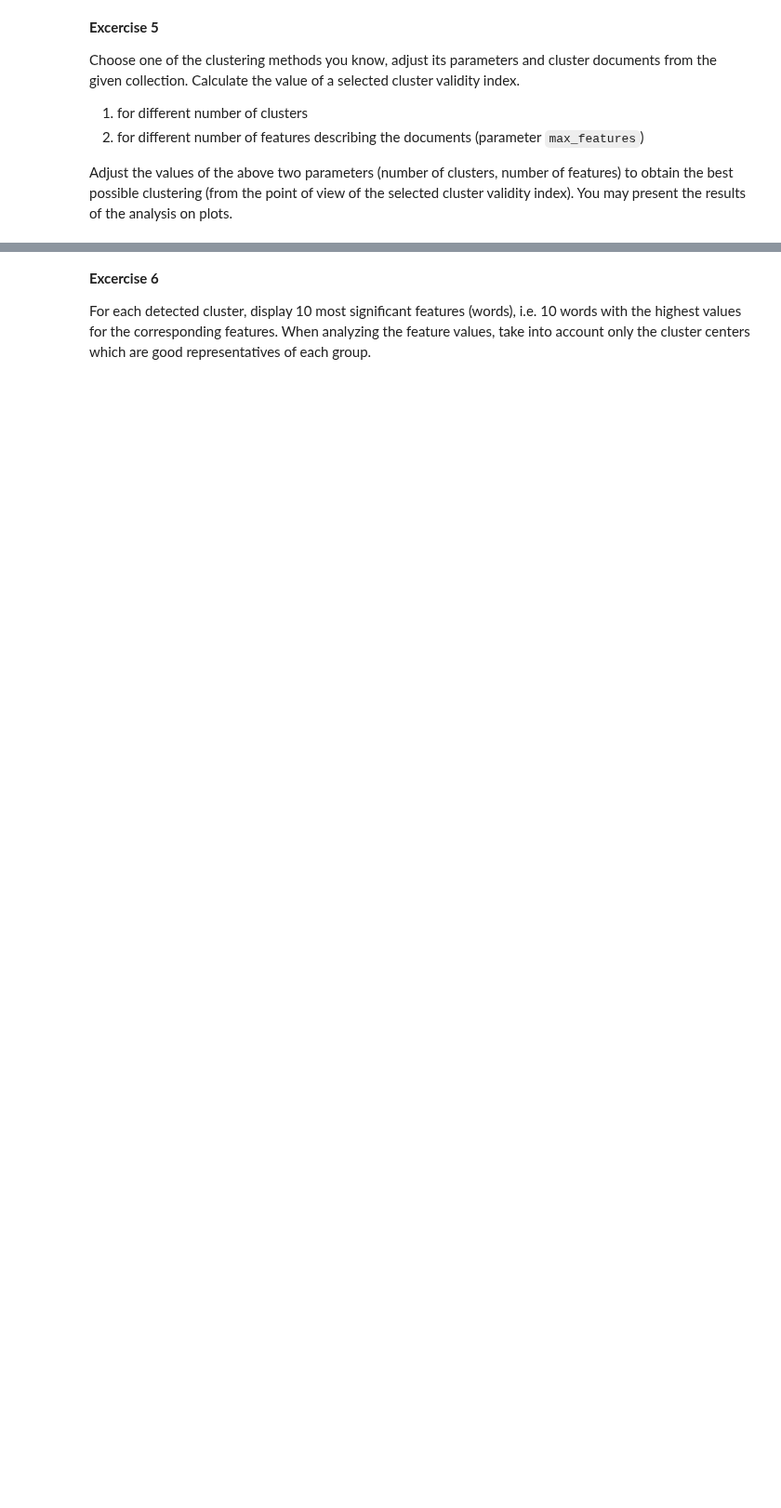
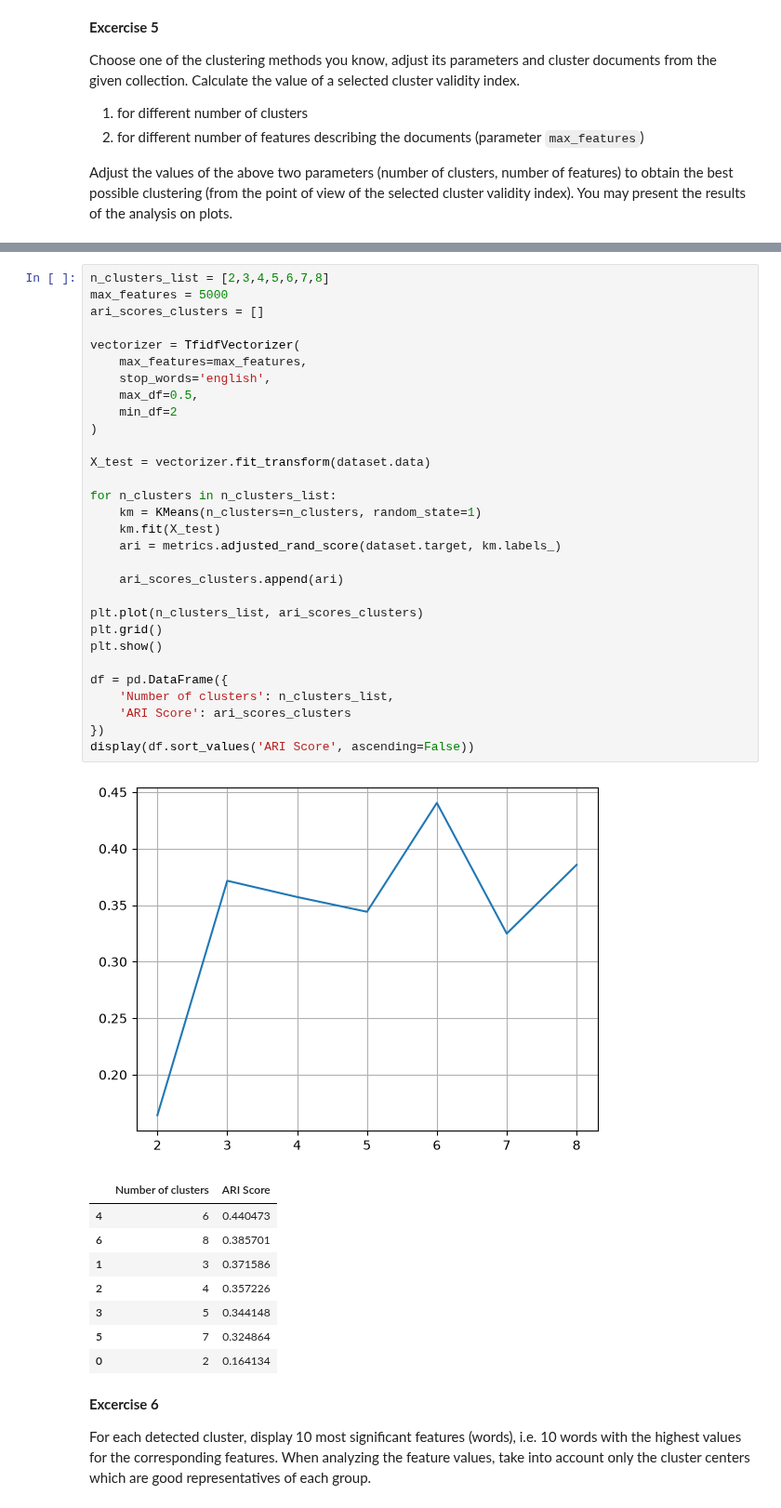
Before and after one commit to SpriNt-PL/ADM_Lab_2, a Jupyter notebook: clustering_2026_ready.ipynb, the cells around one changed output, grey strips where cells are left out. Shown at 93% size. Saved outputs shown, nothing was run; the diff lists cells and outputs as text; blank space fills up the shorter version.

```diff
--- a/clustering_2026_ready.ipynb
+++ b/clustering_2026_ready.ipynb
@@ -416,3 +470,43 @@ Adjust the values of the above two parameters (number of clusters, number of fea
+# %%
+n_clusters_list = [2,3,4,5,6,7,8]
+max_features = 5000
+ari_scores_clusters = []
+
+vectorizer = TfidfVectorizer(
+    max_features=max_features,
+    stop_words='english',
+    max_df=0.5,
+    min_df=2
+)
+
+X_test = vectorizer.fit_transform(dataset.data)
+
+for n_clusters in n_clusters_list:
+    km = KMeans(n_clusters=n_clusters, random_state=1)
+    km.fit(X_test)
+    ari = metrics.adjusted_rand_score(dataset.target, km.labels_)
+
+    ari_scores_clusters.append(ari)
+
+plt.plot(n_clusters_list, ari_scores_clusters)
+plt.grid()
+plt.show()
+
+df = pd.DataFrame({
+    'Number of clusters': n_clusters_list,
+    'ARI Score': ari_scores_clusters
+})
+display(df.sort_values('ARI Score', ascending=False))
+# %% [output]
+[figure, added]
+|  | Number of clusters | ARI Score |
+| 4 | 6 | 0.440473 |
+| 6 | 8 | 0.385701 |
+| 1 | 3 | 0.371586 |
+| 2 | 4 | 0.357226 |
+| 3 | 5 | 0.344148 |
+| 5 | 7 | 0.324864 |
+| 0 | 2 | 0.164134 |
 # %% [markdown]
 **Excercise 6**
 
```
Also changed, not shown: parts of 16 cells of this notebook.
